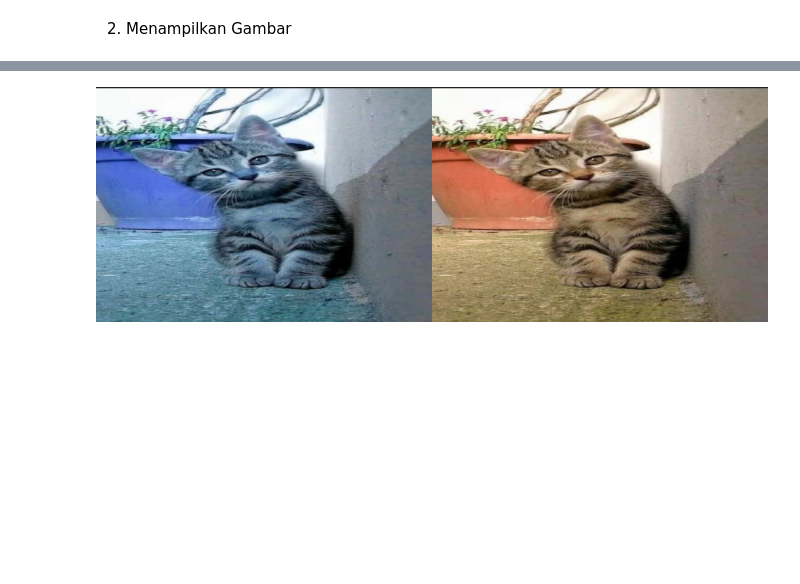
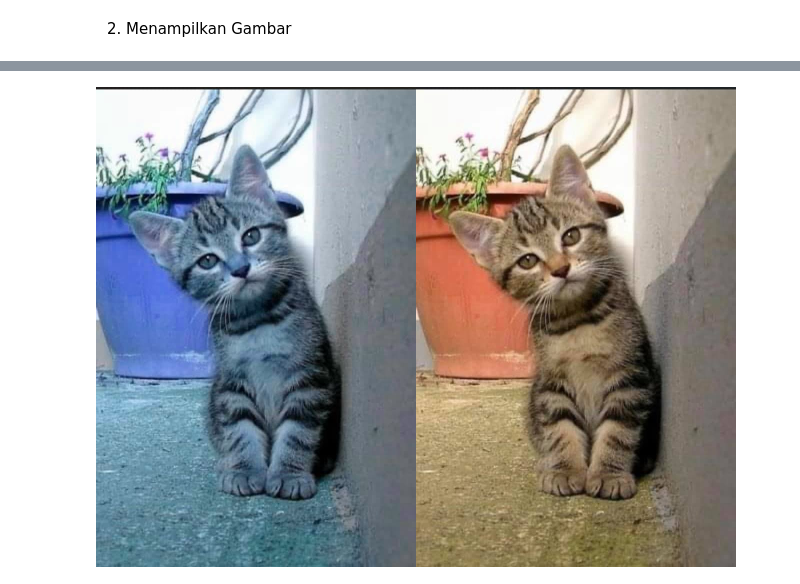
Before and after one commit to aryachandrak/PCVK-2024-Ganjil, a Jupyter notebook: Week1.ipynb, the cells around one changed output, grey strips where cells are left out. Cells and saved outputs as stored; diff of their text form; code cells hidden in the pictures; blank space fills up the shorter version.

```diff
--- a/Week1.ipynb
+++ b/Week1.ipynb
@@ -16,19 +16,19 @@ import matplotlib.pylab as plt
 # %%
 # membuat list untuk menyimpan url dari beberapa image
 urls = ["https://iiif.lib.ncsu.edu/iiif/0052574/full/800,/0/default.jpg",
         "https://iiif.lib.ncsu.edu/iiif/0016007/full/800,/0/default.jpg",
         "https://scontent-xsp1-2.xx.fbcdn.net/v/t39.30808-6/309552767_441312951429711_5018110099174612061_n.jpg?_nc_cat=110&ccb=1-7&_nc_sid=cc71e4&_nc_eui2=AeEZF6MS4fZLFcLyu0vKeQjkb63LksB2CaVvrcuSwHYJpboYVd8aKtGLe7Jk83zkaUYzgMgovvRMctszdElWIITG&_nc_ohc=KkPSe8-Thi4Q7kNvgFt3lw4&_nc_ht=scontent-xsp1-2.xx&oh=00_AYAg9kETTsy0g_o5AzFZ930cF9vuY5EKe-YlKe1FXAcZSg&oe=66E4CE79"]
 
 # baca dan tampilkan image
 # loop pada tiap url image, beberapa image dapat disimpan pada list
 for url in urls:
   image = io.imread(url)                            # read image
-  image = cv.resize(image, (500,350), fx=0.5, fy=0.5)   # resize image
+  image = cv.resize(image, (0,0), fx=0.5, fy=0.5)   # resize image
   image_2 = cv.cvtColor(image, cv.COLOR_BGR2RGB)    # convert color to RGB
-  final_frame = cv.hconcat((image, image_2))              # concat image
+  final_frame = cv.hconcat((image, image_2))        # concat image
   cv2_imshow(final_frame)                           # show image
   print("\n")
 # %% [output]
 [figure]
 [figure]
-[figure, old version]
+[figure, new version]
```
Also changed, not shown: parts of 2 cells of this notebook.
